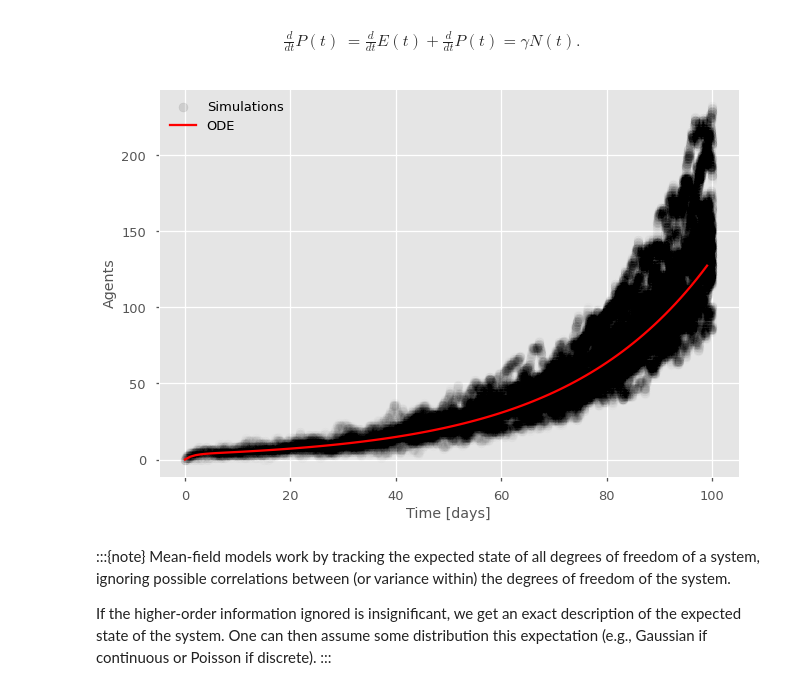
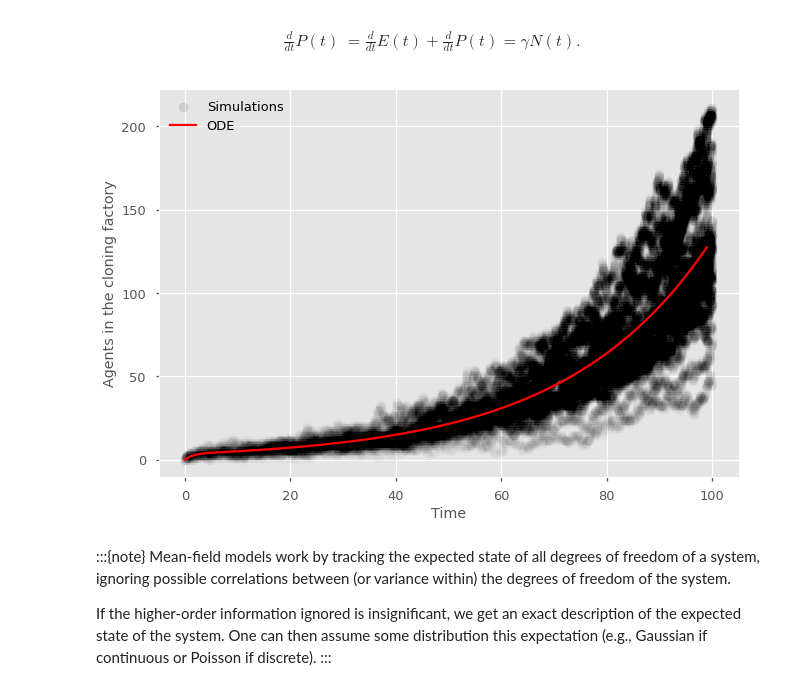
Before and after one commit to cosmo-notes/mean-field, a Jupyter notebook: _build/jupyter_execute/chapters/simulations.ipynb, the cells around one changed output. Cells and saved outputs as stored; diff of their text form; code cells hidden in the pictures.

```diff
--- a/_build/jupyter_execute/chapters/simulations.ipynb
+++ b/_build/jupyter_execute/chapters/simulations.ipynb
@@ -59,8 +59,7 @@ times = np.zeros(1)
 for sims in range(25):
 
     #initial conditions
-    E = 10
-    N = 0
+    E = 10; N = 0
     time = 0
 
     #for each generation
@@ -130,7 +129,7 @@ from scipy.integrate import odeint
 # Differential equations
 def ODEs(x, t, beta, alpha, gamma):
     """
-    Time derivative of the occupation numbers.
+    Derivative of the number of agents outside (E) and inside (N).
 
         * x is the state (array like): [E,N]
         * t is time (scalar)
@@ -142,36 +141,36 @@ def ODEs(x, t, beta, alpha, gamma):
     dx = 0*x #setting the data structure for every variable
     dx[0] = beta*x[1]-alpha*x[0] #derivative for E
     dx[1] = alpha*x[0] + (gamma - beta)*x[1] #derivative for N
 
     return dx
 
 #parameters
 alpha = 1/4
 beta = 1/2
 gamma = 1/10
 
 # Time of observations
 t_length = 100
 t_vec = np.arange(0, t_length)
 
 # Initial conditions
 x_0 = np.zeros(3)
 x_0[0] = 10; x_0[1] = 0
 
 # Integration
 G = lambda x, t: ODEs(x, t, beta, alpha, gamma)
 x_path = odeint(G, x_0, t_vec)
 
 # Plot
 fig,ax = plt.subplots()
 plt.scatter(times,history, marker="o", color='black', alpha=0.01)
 plt.scatter(0,0, marker="o", color='black', alpha=0.10, label='Simulations')
 ax.plot(t_vec, x_path[:,1], 'r', label='ODE')
-plt.xlabel('Time [days]')
-plt.ylabel('Agents')
+plt.xlabel('Time')
+plt.ylabel('Agents in the cloning factory')
 ax.legend(frameon=False);
 # %% [output]
-[figure, old version]
+[figure, new version]
 # %% [markdown]
 :::{note}
 Mean-field models work by tracking the expected state of all degrees of freedom of a system, ignoring possible correlations between (or variance within) the degrees of freedom of the system.
```
Also changed, not shown: parts of 9 cells of this notebook, 24 other files.
